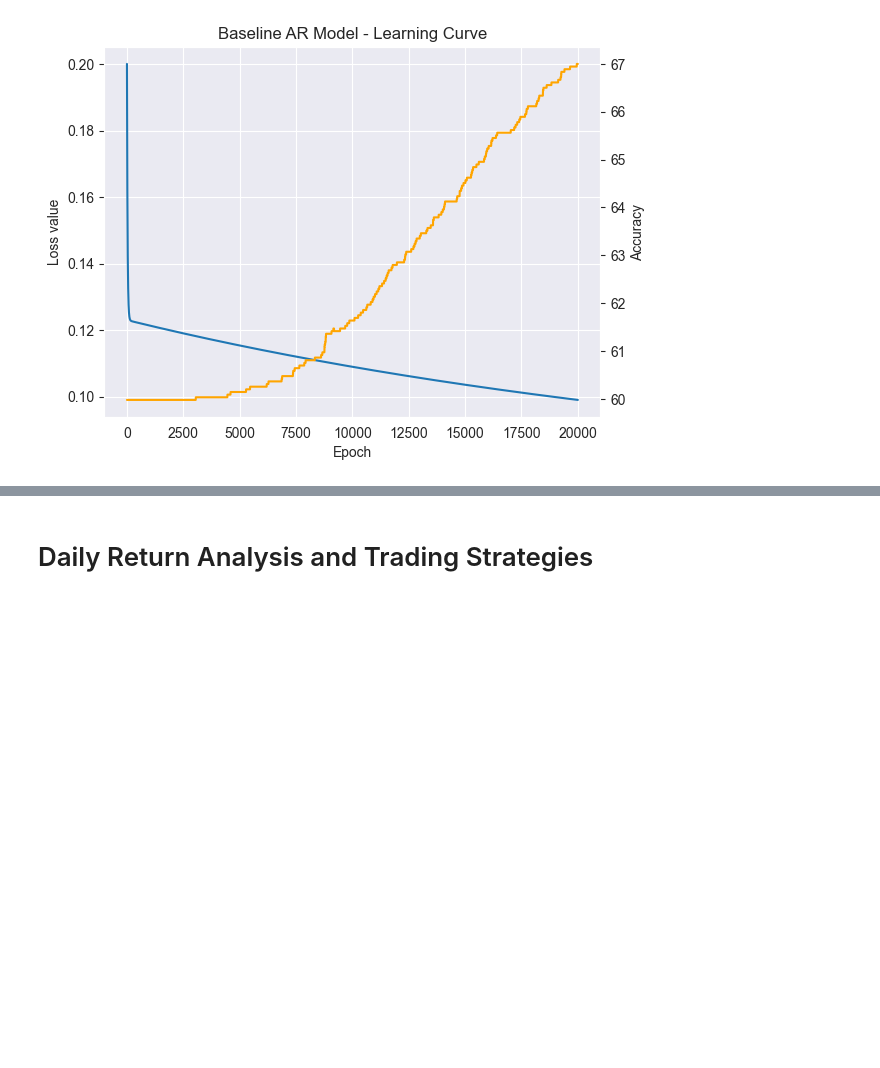
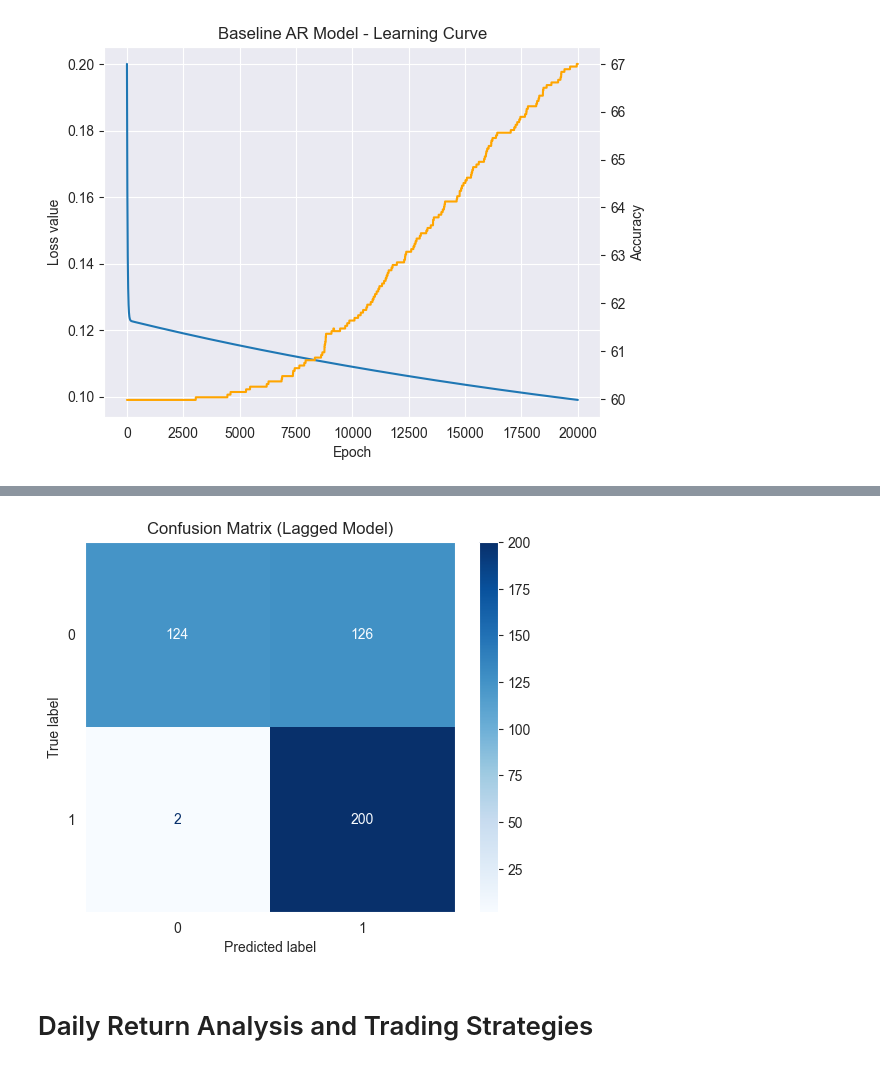
Before and after one commit to eliashuber2401/Machine-Learning-Project-Finance, a Jupyter notebook: Project main/Predictor - copy.ipynb, the cells around one changed output, grey strips where cells are left out. Saved outputs shown, nothing was run; the diff lists cells and outputs as text; code cells hidden in the pictures; blank space fills up the shorter version.

Commit message:
confusion matrix added

```diff
--- a/Project main/Predictor - copy.ipynb
+++ b/Project main/Predictor - copy.ipynb
@@ -559,3 +596,26 @@ Test accuracy (baseline): 71.68%
+# %%
+model_regression, metrics_history, X_test, Y_test, X_full, df = joblib.load("lag_model_outputs.pkl")
+
+# Get raw predictions (continuous values)
+y_pred_raw = model_regression(X_test)
+
+# Convert raw predictions to binary class labels by thresholding at 0.5
+y_pred_labels = (y_pred_raw > 0.5).astype(int).flatten()
+
+# Flatten true labels if needed
+y_true = Y_test.flatten() if Y_test.ndim > 1 else Y_test
+
+# Compute confusion matrix
+cm = confusion_matrix(y_true, y_pred_labels)
+
+# Display the confusion matrix
+disp = ConfusionMatrixDisplay(confusion_matrix=cm, display_labels=[0, 1])
+disp.plot(cmap='Blues', values_format='d')
+plt.title('Confusion Matrix (Lagged Model)')
+plt.grid(False)
+plt.show()
+# %% [output]
+[figure, added]
 # %% [markdown]
 # Daily Return Analysis and Trading Strategies
 # %% [markdown]
```
Also changed, not shown: parts of 1 cell of this notebook.
